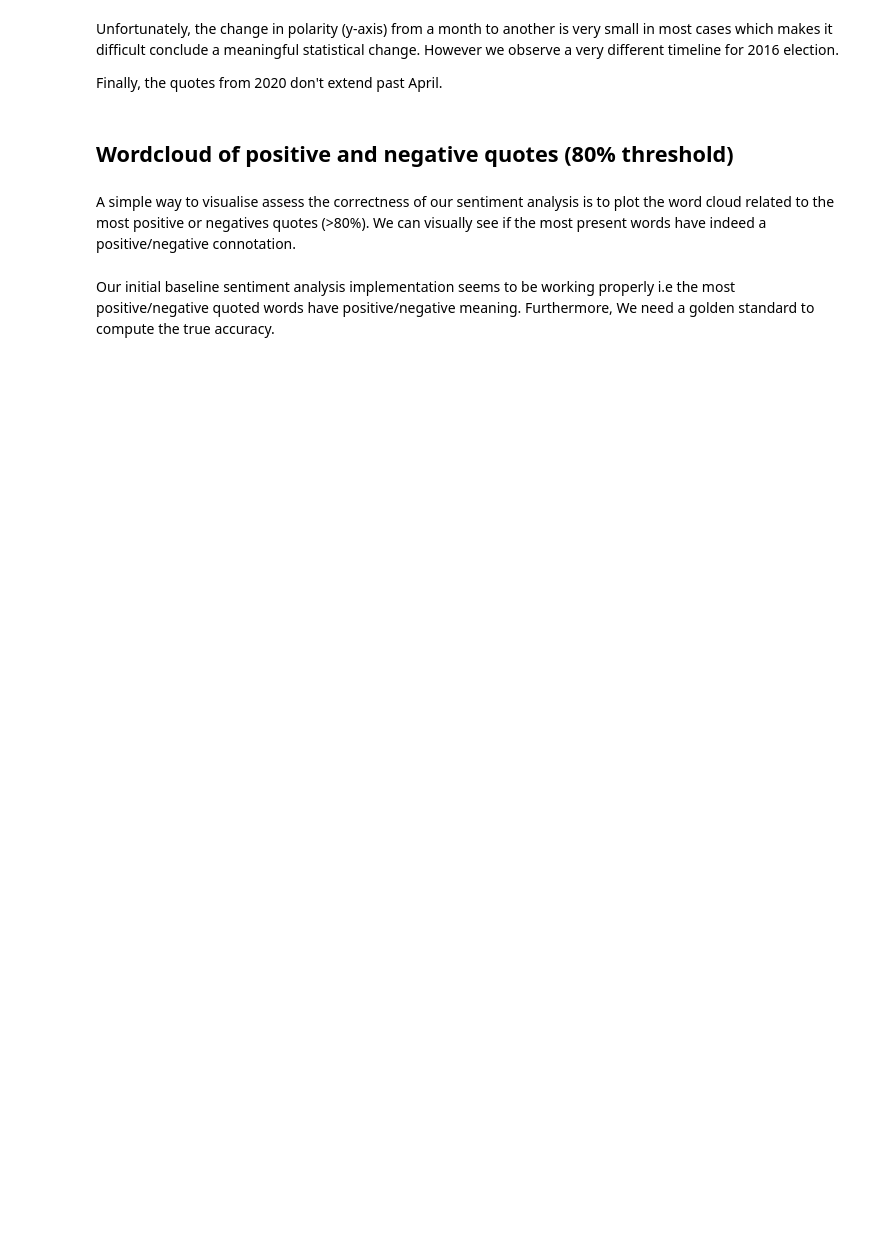
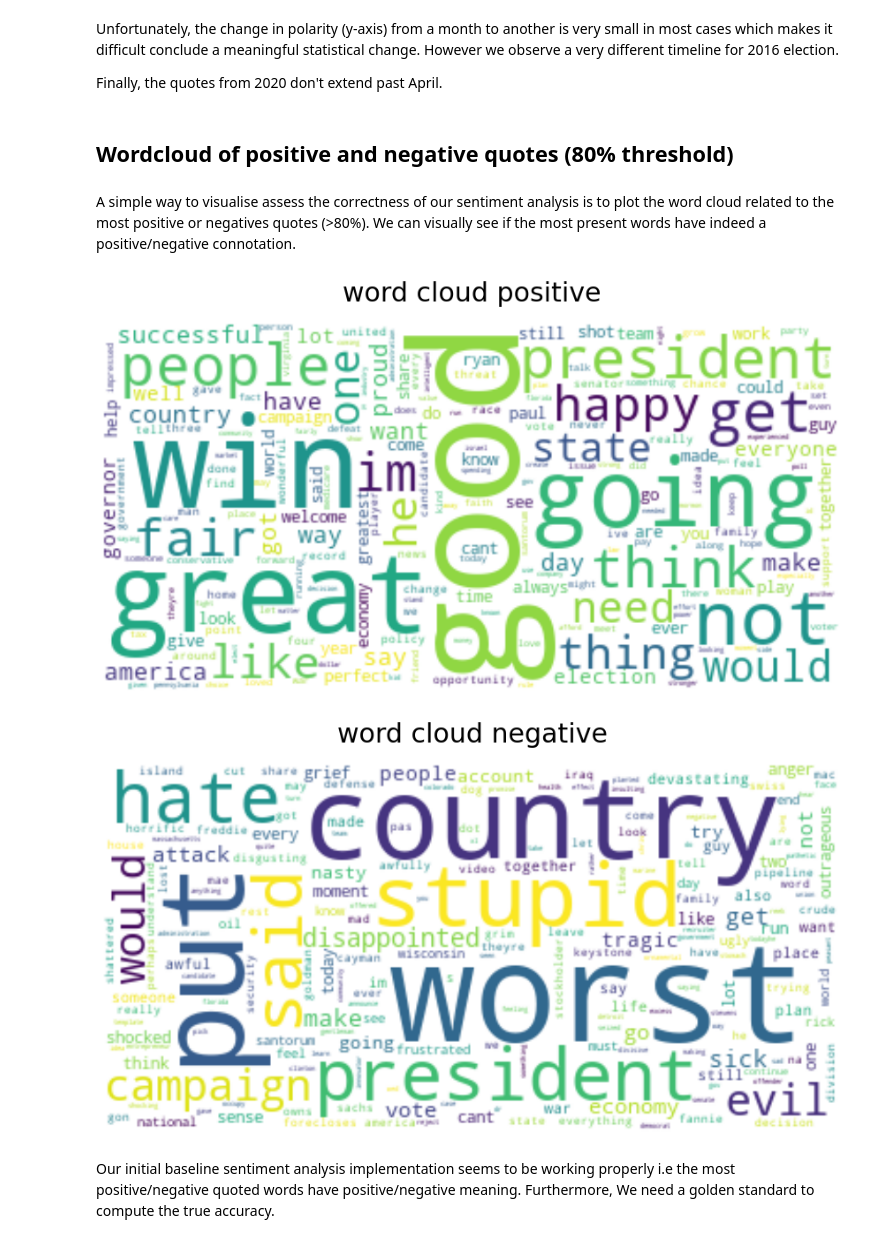
Before and after one commit to epfl-ada/ada-2021-project-sars, a Jupyter notebook: sentiment_analysis/exploratory_sentiment_analysis.ipynb, the cells around one changed output. Saved outputs shown, nothing was run; the diff lists cells and outputs as text; code cells hidden in the pictures; blank space fills up the shorter version.

```diff
--- a/sentiment_analysis/exploratory_sentiment_analysis.ipynb
+++ b/sentiment_analysis/exploratory_sentiment_analysis.ipynb
@@ -252,13 +251,18 @@ def extract_negative_sentiment(df_quotes, threshold=0.5):
 # %%
 # filter quotes with only positive polarity (>0.8) which corresponds to a higher confidence in prediction.
 positive_pol_quotes, _ = extract_positive_sentiment(df_candidates_2012, threshold=0.8)
 negative_pol_quotes, _ = extract_negative_sentiment(df_candidates_2012, threshold=0.8)
 
-positive_long_string = ' '.join(list(' '.join(x) for x in positive_pol_quotes['quotation_lemmatized'].values))
-negative_long_string = ' '.join(list(' '.join(x) for x in negative_pol_quotes['quotation_lemmatized'].values))
+#print(df_candidates_2012)
+
+positive_long_string = ''.join(list(''.join(x) for x in positive_pol_quotes['quotation_conc_lemmatized'].values))
+negative_long_string = ''.join(list(''.join(x) for x in negative_pol_quotes['quotation_conc_lemmatized'].values))
 
 plot_word_cloud('positive',positive_long_string, filter_keywords=['mitt', 'romney', 'barack', 'obama'])
 plot_word_cloud('negative',negative_long_string, filter_keywords=['mitt', 'romney', 'barack', 'obama'])
+# %% [output]
+[figure, added]
+[figure, added]
 # %% [markdown]
 Our initial baseline sentiment analysis implementation seems to be working properly i.e the most positive/negative quoted words have positive/negative meaning. Furthermore, We need a golden standard to compute the true accuracy.
 # %%
```
Also changed, not shown: parts of 5 cells of this notebook, 3 other files.
